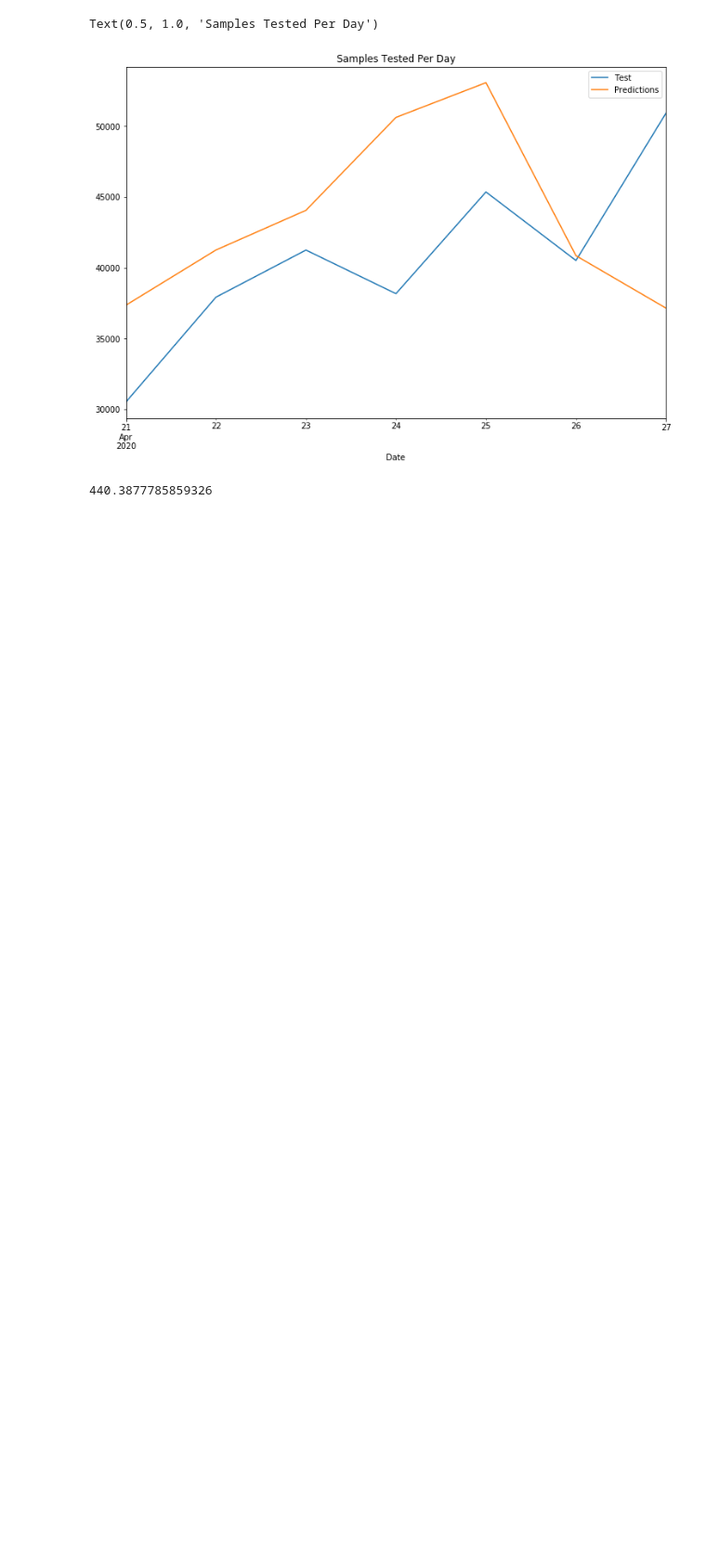
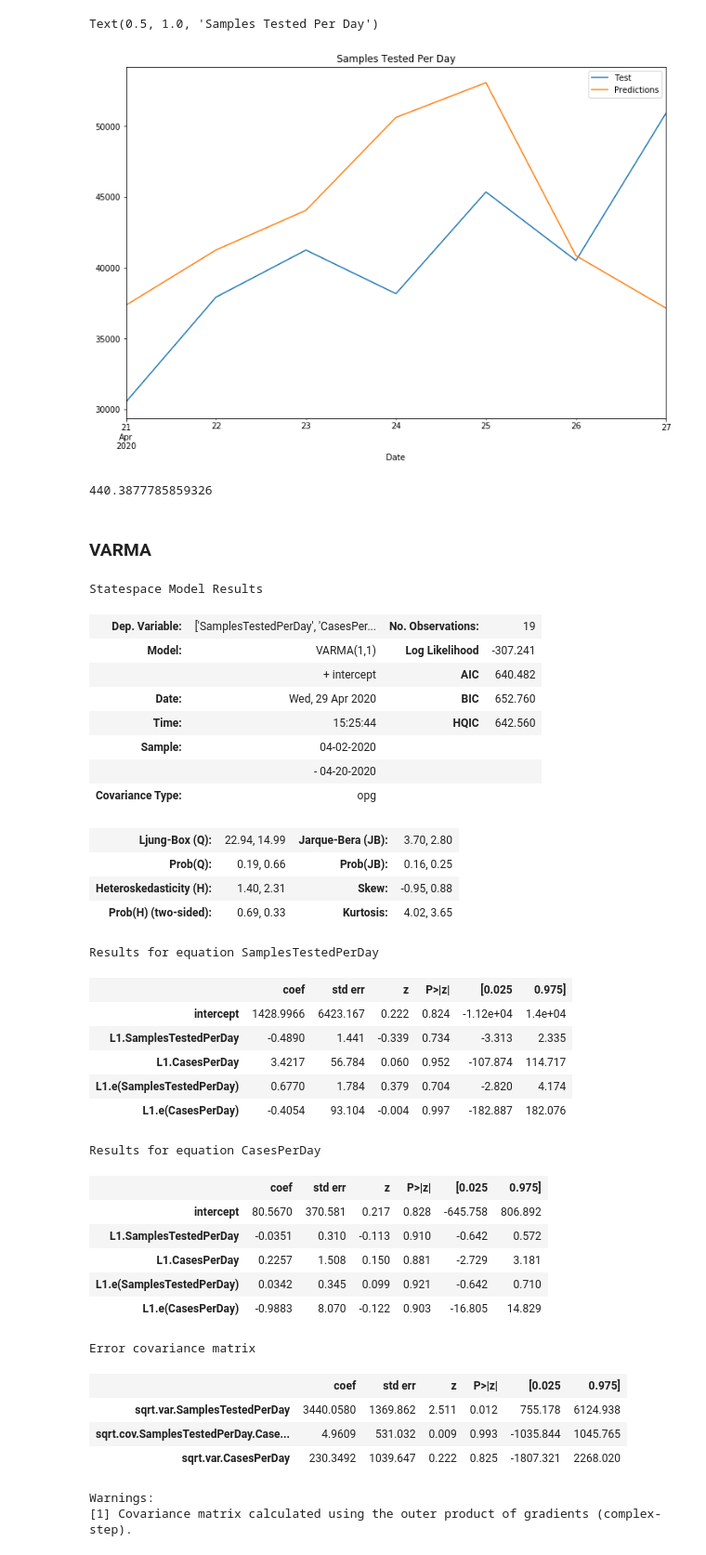
Before and after one commit to Nishant039/Covid-19-Forecasting-India, a Jupyter notebook: Covid-19 Total Cases Analysis.ipynb, the cells around one changed output. Shown at 93% size. Saved outputs shown, nothing was run; the diff lists cells and outputs as text; code cells hidden in the pictures; blank space fills up the shorter version.

```diff
--- a/Covid-19 Total Cases Analysis.ipynb
+++ b/Covid-19 Total Cases Analysis.ipynb
@@ -792,3 +792,5 @@ from statsmodels.tools.eval_measures import rmse
 rmse(df_cases_tests_april.iloc[-nobs:]["CasesPerDay"],df_forecast["CasesPerDay"])
 # %% [output]
 440.3877785859326
+# %% [markdown]
+### VARMA
@@ -794,0 +799,39 @@ rmse(df_cases_tests_april.iloc[-nobs:]["CasesPerDay"],df_forecast["CasesPerDay"]
+# %%
+model = VARMAX(train, order=(1,1), trend='c')
+results = model.fit(maxiter=1000, disp=False)
+results.summary()
+# %% [output]
+Statespace Model Results
+| Dep. Variable: | ['SamplesTestedPerDay', 'CasesPer... | No. Observations: | 19 |
+| Model: | VARMA(1,1) | Log Likelihood | -307.241 |
+|  | + intercept | AIC | 640.482 |
+| Date: | Wed, 29 Apr 2020 | BIC | 652.760 |
+| Time: | 15:25:44 | HQIC | 642.560 |
+| Sample: | 04-02-2020 |  |  |
+|  | - 04-20-2020 |  |  |
+| Covariance Type: | opg |  |  |
+| Ljung-Box (Q): | 22.94, 14.99 | Jarque-Bera (JB): | 3.70, 2.80 |
+| Prob(Q): | 0.19, 0.66 | Prob(JB): | 0.16, 0.25 |
+| Heteroskedasticity (H): | 1.40, 2.31 | Skew: | -0.95, 0.88 |
+| Prob(H) (two-sided): | 0.69, 0.33 | Kurtosis: | 4.02, 3.65 |
+Results for equation SamplesTestedPerDay
+|  | coef | std err | z | P>|z| | [0.025 | 0.975] |
+| intercept | 1428.9966 | 6423.167 | 0.222 | 0.824 | -1.12e+04 | 1.4e+04 |
+| L1.SamplesTestedPerDay | -0.4890 | 1.441 | -0.339 | 0.734 | -3.313 | 2.335 |
+| L1.CasesPerDay | 3.4217 | 56.784 | 0.060 | 0.952 | -107.874 | 114.717 |
+| L1.e(SamplesTestedPerDay) | 0.6770 | 1.784 | 0.379 | 0.704 | -2.820 | 4.174 |
+| L1.e(CasesPerDay) | -0.4054 | 93.104 | -0.004 | 0.997 | -182.887 | 182.076 |
+Results for equation CasesPerDay
+|  | coef | std err | z | P>|z| | [0.025 | 0.975] |
+| intercept | 80.5670 | 370.581 | 0.217 | 0.828 | -645.758 | 806.892 |
+| L1.SamplesTestedPerDay | -0.0351 | 0.310 | -0.113 | 0.910 | -0.642 | 0.572 |
+| L1.CasesPerDay | 0.2257 | 1.508 | 0.150 | 0.881 | -2.729 | 3.181 |
+| L1.e(SamplesTestedPerDay) | 0.0342 | 0.345 | 0.099 | 0.921 | -0.642 | 0.710 |
+| L1.e(CasesPerDay) | -0.9883 | 8.070 | -0.122 | 0.903 | -16.805 | 14.829 |
+Error covariance matrix
+|  | coef | std err | z | P>|z| | [0.025 | 0.975] |
+| sqrt.var.SamplesTestedPerDay | 3440.0580 | 1369.862 | 2.511 | 0.012 | 755.178 | 6124.938 |
+| sqrt.cov.SamplesTestedPerDay.Case... | 4.9609 | 531.032 | 0.009 | 0.993 | -1035.844 | 1045.765 |
+| sqrt.var.CasesPerDay | 230.3492 | 1039.647 | 0.222 | 0.825 | -1807.321 | 2268.020 |
+Warnings:
+[1] Covariance matrix calculated using the outer product of gradients (complex-step).
```
Also changed, not shown: parts of 14 cells of this notebook.
